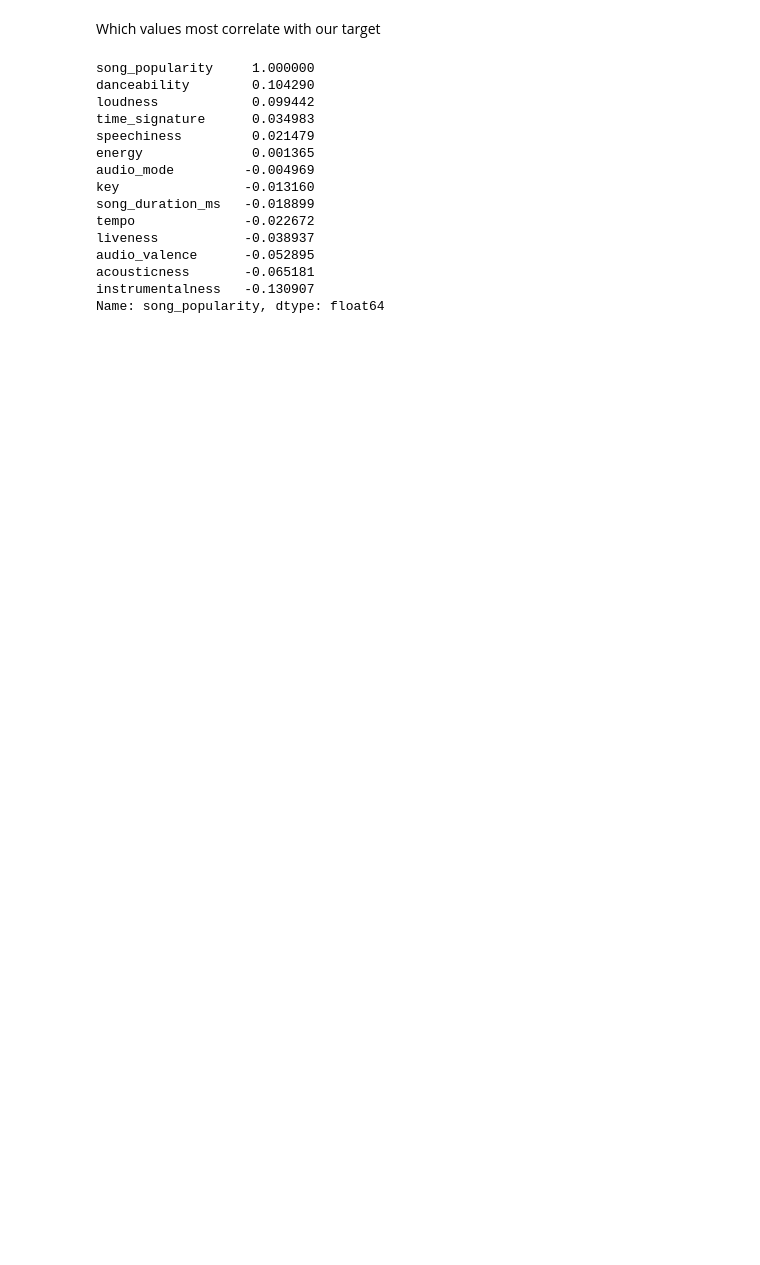
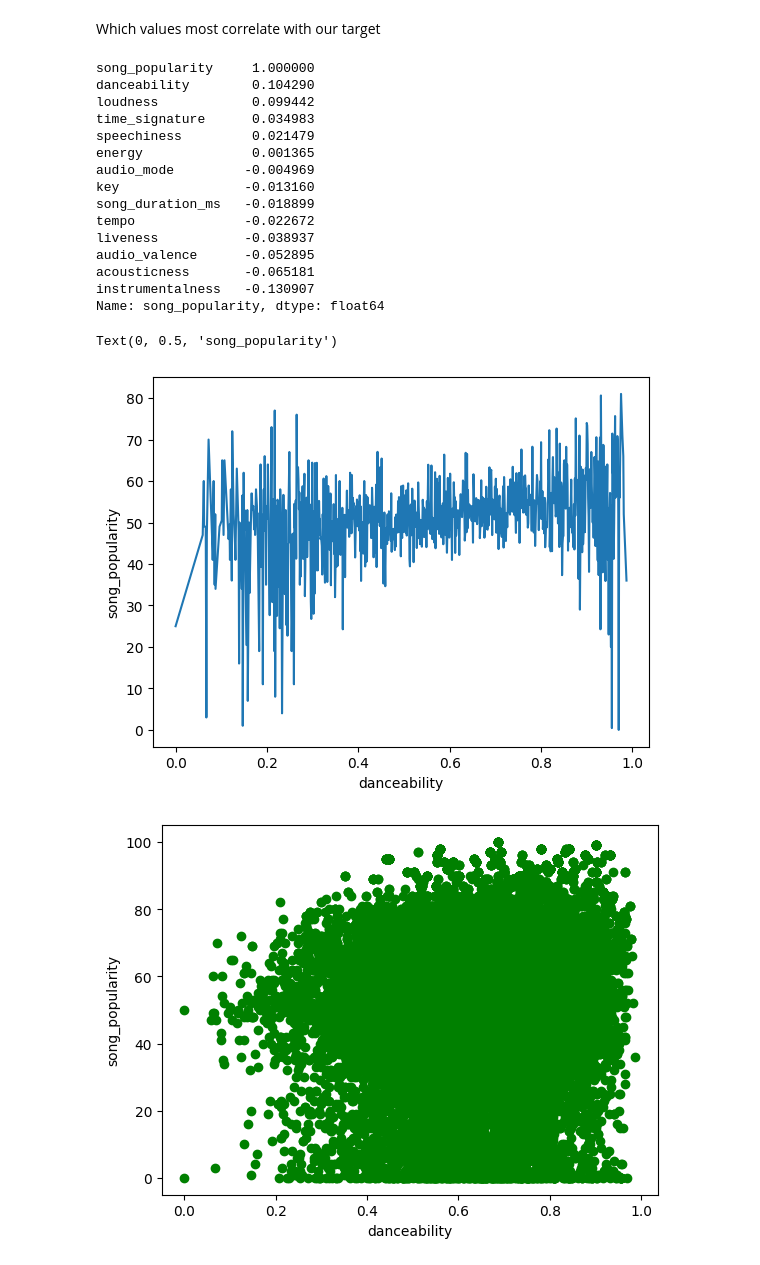
Before and after one commit to mahnsi/Group22FinalProject, a Jupyter notebook: group22FinalProject.ipynb, the cells around one changed output. Saved outputs shown, nothing was run; the diff lists cells and outputs as text; code cells hidden in the pictures; blank space fills up the shorter version.

```diff
--- a/group22FinalProject.ipynb
+++ b/group22FinalProject.ipynb
@@ -98,3 +98,21 @@ audio_valence      -0.052895
 acousticness       -0.065181
 instrumentalness   -0.130907
 Name: song_popularity, dtype: float64
+# %%
+#plot song_popularity vs. danceability
+g = sns.lineplot(x="danceability", y="song_popularity", data=songs, errorbar=None)
+
+
+# Scatterplot for song_popularity and danceability
+X = songs["danceability"]
+y = songs["song_popularity"]
+
+# Plot points
+fig, pl = plt.subplots()
+pl.scatter(X, y, color = 'g')
+plt.xlabel("danceability")
+plt.ylabel("song_popularity")
+# %% [output]
+Text(0, 0.5, 'song_popularity')
+[figure, added]
+[figure, added]
```
